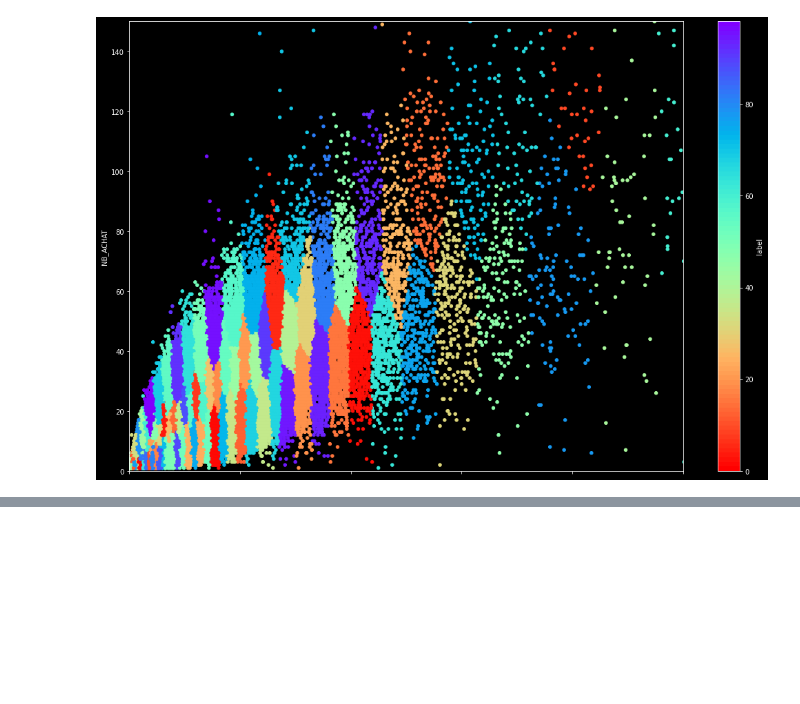
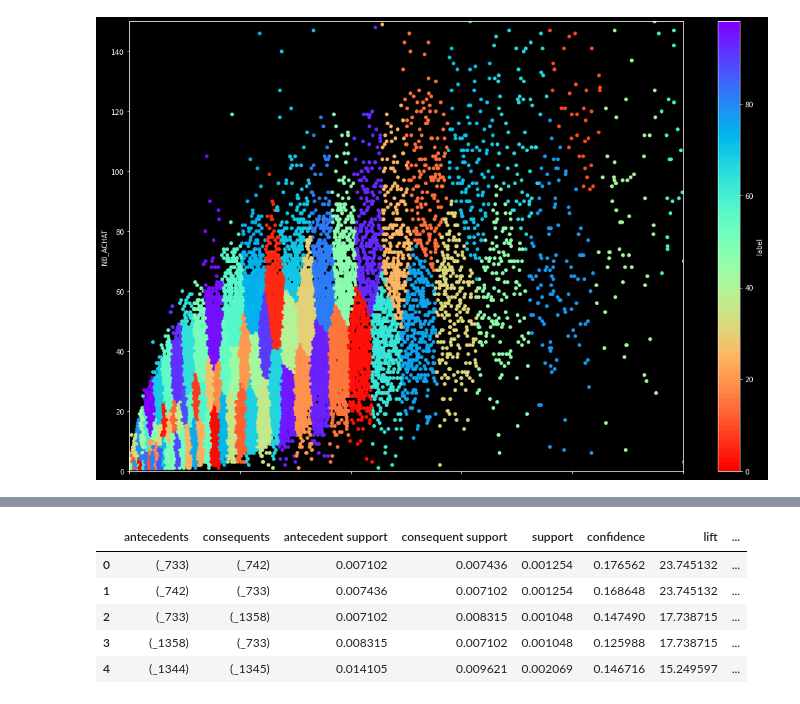
Before and after one commit to gu1lhemlcb/T-DAT, a Jupyter notebook: user_recommendation.ipynb, the cells around one changed output, grey strips where cells are left out. Cells and saved outputs as stored; diff of their text form; code cells hidden in the pictures; blank space fills up the shorter version.

```diff
--- a/user_recommendation.ipynb
+++ b/user_recommendation.ipynb
@@ -89,0 +201,18 @@ ax.set_ylim([0, 150])
+# %%
+def get_products_orders_df(df):
+    orders = df[['TICKET_ID', 'CODE_LIBELLE']]
+    products = df[['CODE_LIBELLE', 'LIBELLE']].copy()
+
+    # Drop duplicated products
+    products = products[~products.duplicated()]
+    products = products[~products.duplicated(subset=['CODE_LIBELLE'])]
+
+    # Set the index to CODE_LIBELLE
+    products = products.set_index('CODE_LIBELLE')
+    # Convert to Series for easier lookups
+    products = products['LIBELLE']
+    orders = orders.groupby('TICKET_ID')['CODE_LIBELLE'].apply(list).reset_index()
+
+    return orders, products
+
+orders_df, products_df = get_products_orders_df(df)
@@ -89,0 +221,8 @@ ax.set_ylim([0, 150])
+# %%
+def encode_orders_df(orders_df):
+    te = TransactionEncoder()
+    orders_1hot = te.fit(orders_df['CODE_LIBELLE']).transform(orders_df['CODE_LIBELLE'])
+    orders_1hot = pd.DataFrame(orders_1hot, columns=te.columns_)
+    return orders_1hot
+
+orders_1hot = encode_orders_df(orders_df)
@@ -89,0 +238,3 @@ ax.set_ylim([0, 150])
+# %%
+fp = fpgrowth(orders_1hot, min_support=0.001, max_len=5, use_colnames=True)
+fp
@@ -89,0 +255,10 @@ ax.set_ylim([0, 150])
+# %%
+rules = association_rules(fp, metric="lift", min_threshold=5)
+rules.head()
+# %% [output]
+|  | antecedents | consequents | antecedent support | consequent support | support | confidence | lift | ... |
+| 0 | (_733) | (_742) | 0.007102 | 0.007436 | 0.001254 | 0.176562 | 23.745132 | ... |
+| 1 | (_742) | (_733) | 0.007436 | 0.007102 | 0.001254 | 0.168648 | 23.745132 | ... |
+| 2 | (_733) | (_1358) | 0.007102 | 0.008315 | 0.001048 | 0.147490 | 17.738715 | ... |
+| 3 | (_1358) | (_733) | 0.008315 | 0.007102 | 0.001048 | 0.125988 | 17.738715 | ... |
+| 4 | (_1344) | (_1345) | 0.014105 | 0.009621 | 0.002069 | 0.146716 | 15.249597 | ... |
```
Also changed, not shown: parts of 19 cells of this notebook.
